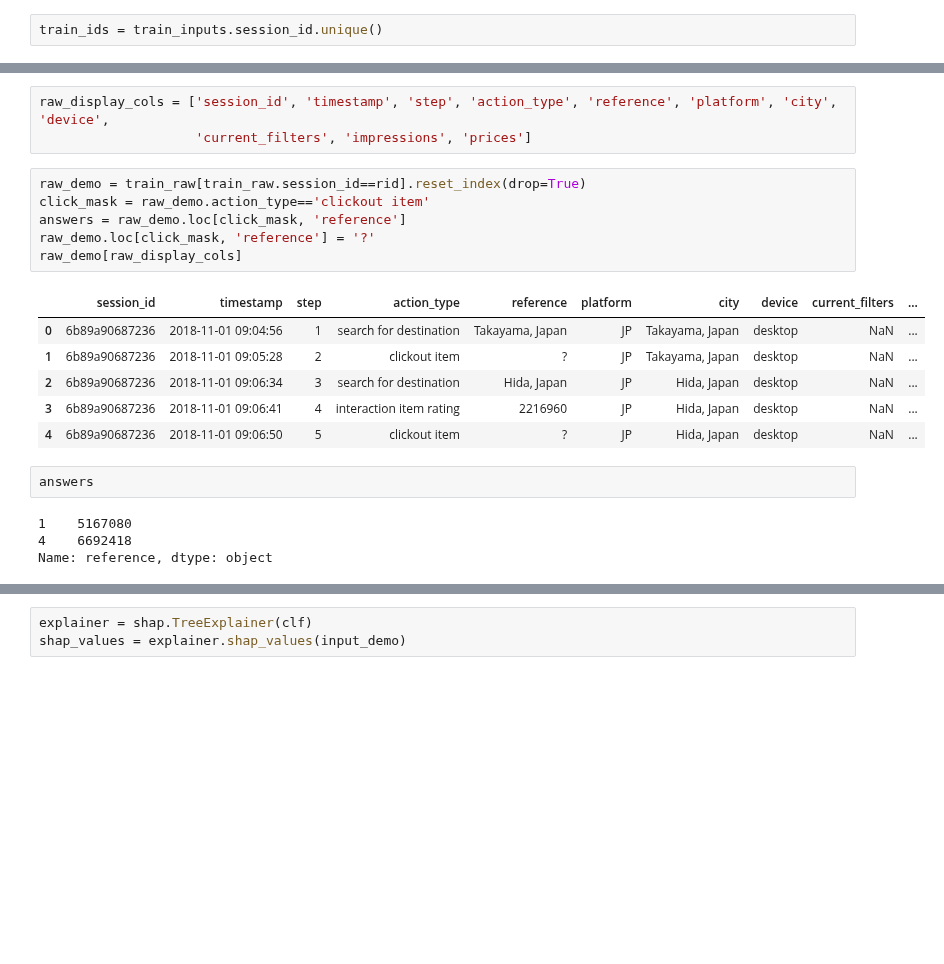
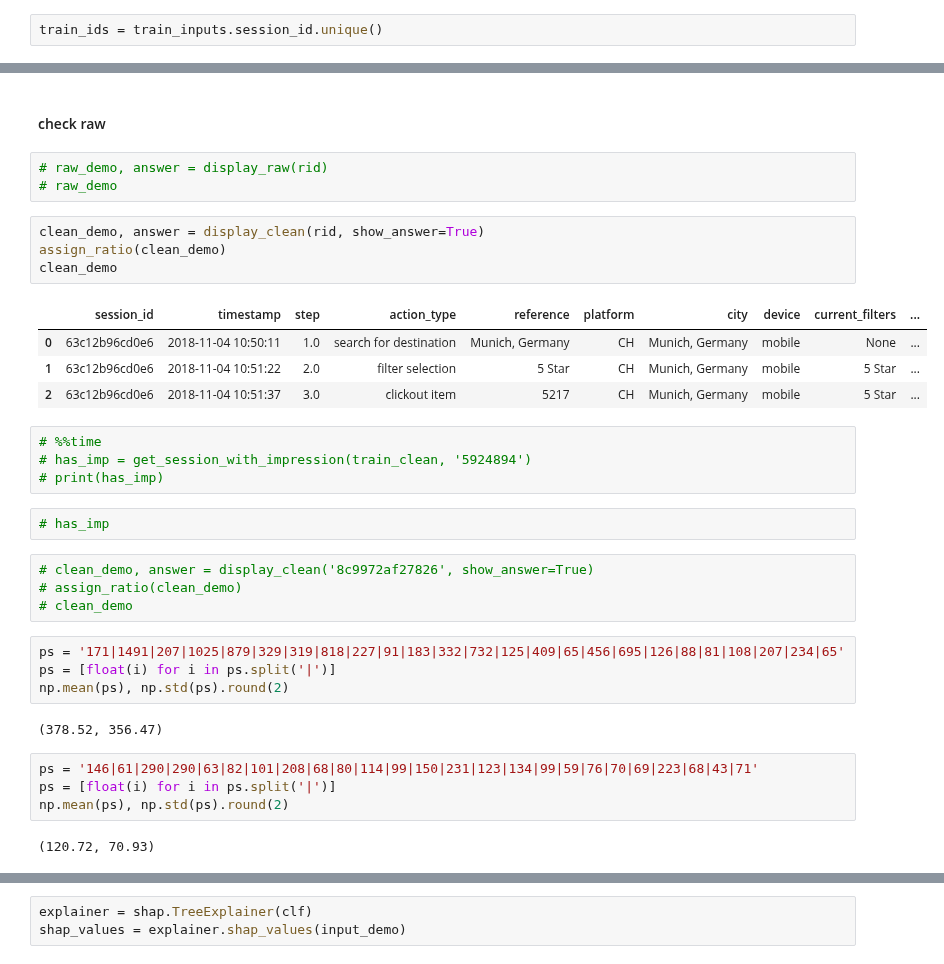
Before and after one commit to samshipengs/naps, a Jupyter notebook: lgb_model_checking.ipynb, the cells around one changed output, grey strips where cells are left out. Cells and saved outputs as stored; diff of their text form; blank space fills up the shorter version.

```diff
--- a/lgb_model_checking.ipynb
+++ b/lgb_model_checking.ipynb
@@ -66,22 +225,36 @@ rid
-# %%
-raw_display_cols = ['session_id', 'timestamp', 'step', 'action_type', 'reference', 'platform', 'city', 'device',
-                    'current_filters', 'impressions', 'prices']
-# %%
-raw_demo = train_raw[train_raw.session_id==rid].reset_index(drop=True)
-click_mask = raw_demo.action_type=='clickout item'
-answers = raw_demo.loc[click_mask, 'reference']
-raw_demo.loc[click_mask, 'reference'] = '?'
-raw_demo[raw_display_cols]
-# %% [output]
-|  | session_id | timestamp | step | action_type | reference | platform | city | device | current_filters | ... |
-| 0 | 6b89a90687236 | 2018-11-01 09:04:56 | 1 | search for destination | Takayama, Japan | JP | Takayama, Japan | desktop | NaN | ... |
-| 1 | 6b89a90687236 | 2018-11-01 09:05:28 | 2 | clickout item | ? | JP | Takayama, Japan | desktop | NaN | ... |
-| 2 | 6b89a90687236 | 2018-11-01 09:06:34 | 3 | search for destination | Hida, Japan | JP | Hida, Japan | desktop | NaN | ... |
-| 3 | 6b89a90687236 | 2018-11-01 09:06:41 | 4 | interaction item rating | 2216960 | JP | Hida, Japan | desktop | NaN | ... |
-| 4 | 6b89a90687236 | 2018-11-01 09:06:50 | 5 | clickout item | ? | JP | Hida, Japan | desktop | NaN | ... |
-# %%
-answers
-# %% [output]
-1    5167080
-4    6692418
-Name: reference, dtype: object
+# %% [markdown]
+#### check raw
+# %%
+# raw_demo, answer = display_raw(rid)
+# raw_demo
+# %%
+clean_demo, answer = display_clean(rid, show_answer=True)
+assign_ratio(clean_demo)
+clean_demo
+# %% [output]
+|  | session_id | timestamp | step | action_type | reference | platform | city | device | current_filters | ... |
+| 0 | 63c12b96cd0e6 | 2018-11-04 10:50:11 | 1.0 | search for destination | Munich, Germany | CH | Munich, Germany | mobile | None | ... |
+| 1 | 63c12b96cd0e6 | 2018-11-04 10:51:22 | 2.0 | filter selection | 5 Star | CH | Munich, Germany | mobile | 5 Star | ... |
+| 2 | 63c12b96cd0e6 | 2018-11-04 10:51:37 | 3.0 | clickout item | 5217 | CH | Munich, Germany | mobile | 5 Star | ... |
+# %%
+# %%time
+# has_imp = get_session_with_impression(train_clean, '5924894')
+# print(has_imp)
+# %%
+# has_imp
+# %%
+# clean_demo, answer = display_clean('8c9972af27826', show_answer=True)
+# assign_ratio(clean_demo)
+# clean_demo
+# %%
+ps = '171|1491|207|1025|879|329|319|818|227|91|183|332|732|125|409|65|456|695|126|88|81|108|207|234|65'
+ps = [float(i) for i in ps.split('|')]
+np.mean(ps), np.std(ps).round(2)
+# %% [output]
+(378.52, 356.47)
+# %%
+ps = '146|61|290|290|63|82|101|208|68|80|114|99|150|231|123|134|99|59|76|70|69|223|68|43|71'
+ps = [float(i) for i in ps.split('|')]
+np.mean(ps), np.std(ps).round(2)
+# %% [output]
+(120.72, 70.93)
```
Also changed, not shown: parts of 73 cells of this notebook, 6 other files.
